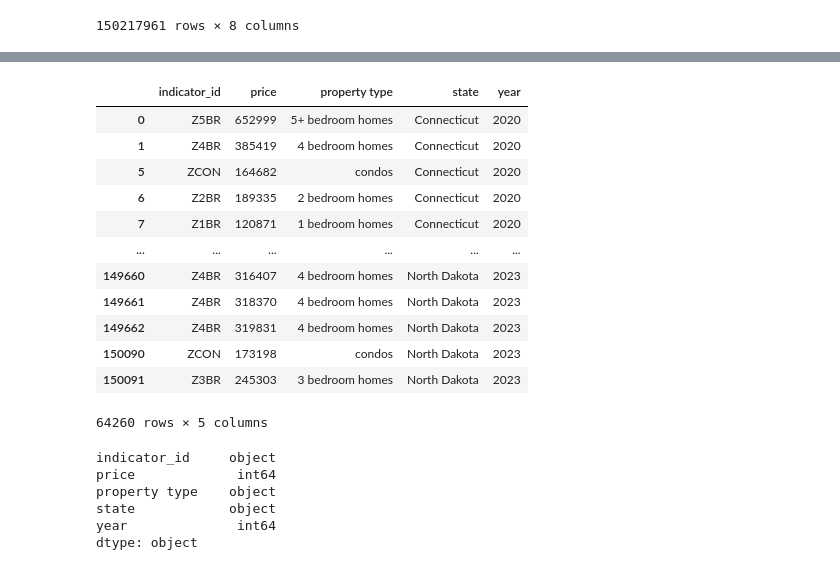
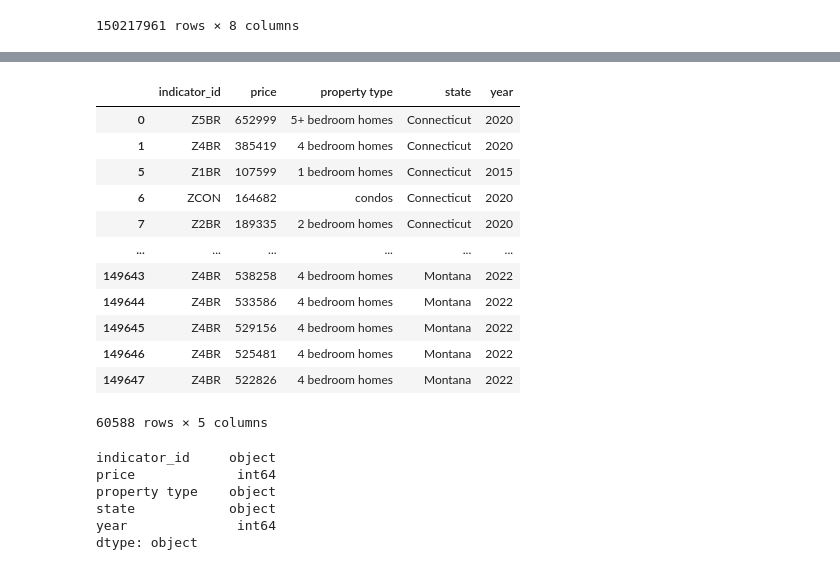
Before and after one commit to Arnawutu/Project1Group10, a Jupyter notebook: Main_Data/Data_Cleaning_Project_Complete.ipynb, the cells around one changed output, grey strips where cells are left out. Cells and saved outputs as stored; diff of their text form; code cells hidden in the pictures.

```diff
--- a/Main_Data/Data_Cleaning_Project_Complete.ipynb
+++ b/Main_Data/Data_Cleaning_Project_Complete.ipynb
@@ -301,21 +314,21 @@ cleaning_df
 150092 rows × 5 columns
 # %%
-reduced_df = cleaning_df[cleaning_df['year'] >= 2012]
+reduced_df = cleaning_df[(cleaning_df['year'] >= 2012) & (cleaning_df['year'] <= 2022)]
 reduced_df
 # %% [output]
 |  | indicator_id | price | property type | state | year |
 | 0 | Z5BR | 652999 | 5+ bedroom homes | Connecticut | 2020 |
 | 1 | Z4BR | 385419 | 4 bedroom homes | Connecticut | 2020 |
-| 5 | ZCON | 164682 | condos | Connecticut | 2020 |
-| 6 | Z2BR | 189335 | 2 bedroom homes | Connecticut | 2020 |
-| 7 | Z1BR | 120871 | 1 bedroom homes | Connecticut | 2020 |
+| 5 | Z1BR | 107599 | 1 bedroom homes | Connecticut | 2015 |
+| 6 | ZCON | 164682 | condos | Connecticut | 2020 |
+| 7 | Z2BR | 189335 | 2 bedroom homes | Connecticut | 2020 |
 | ... | ... | ... | ... | ... | ... |
-| 149660 | Z4BR | 316407 | 4 bedroom homes | North Dakota | 2023 |
-| 149661 | Z4BR | 318370 | 4 bedroom homes | North Dakota | 2023 |
-| 149662 | Z4BR | 319831 | 4 bedroom homes | North Dakota | 2023 |
-| 150090 | ZCON | 173198 | condos | North Dakota | 2023 |
-| 150091 | Z3BR | 245303 | 3 bedroom homes | North Dakota | 2023 |
+| 149643 | Z4BR | 538258 | 4 bedroom homes | Montana | 2022 |
+| 149644 | Z4BR | 533586 | 4 bedroom homes | Montana | 2022 |
+| 149645 | Z4BR | 529156 | 4 bedroom homes | Montana | 2022 |
+| 149646 | Z4BR | 525481 | 4 bedroom homes | Montana | 2022 |
+| 149647 | Z4BR | 522826 | 4 bedroom homes | Montana | 2022 |
-64260 rows × 5 columns
+60588 rows × 5 columns
 # %%
 
 reduced_df.dtypes
```
Also changed, not shown: parts of 15 cells of this notebook.
